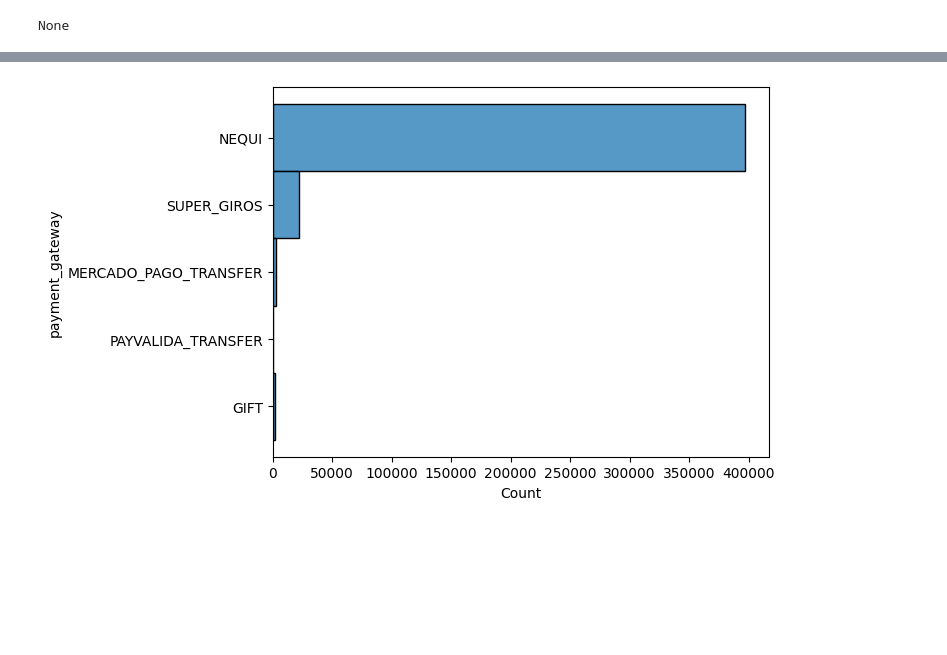
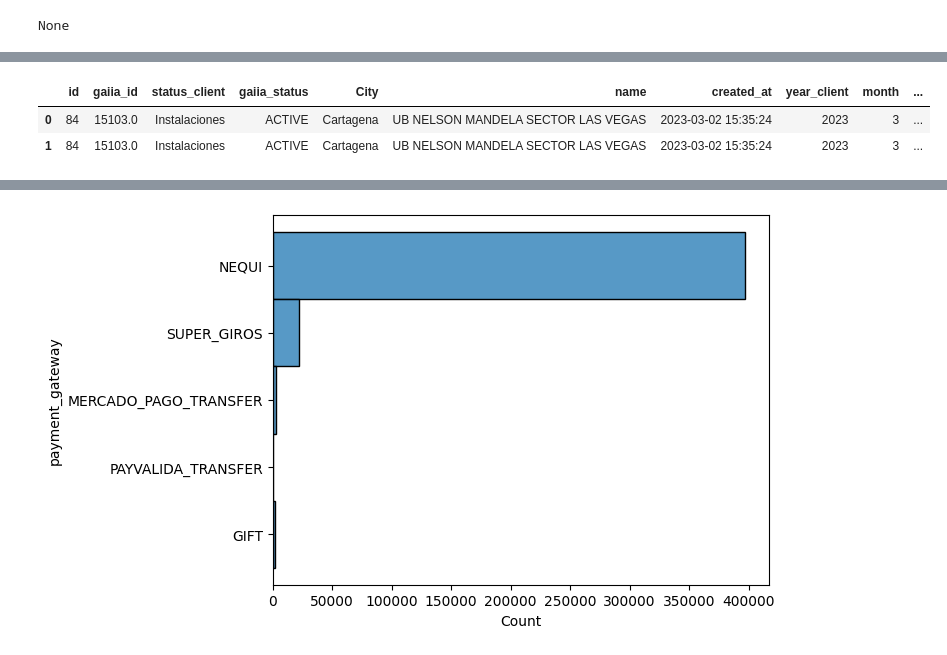
Before and after one commit to mcabas/job_search_tests, a Jupyter notebook: Fibrazo/EDA_fibrazo.ipynb, the cells around one changed output, grey strips where cells are left out. Saved outputs shown, nothing was run; the diff lists cells and outputs as text; code cells hidden in the pictures; blank space fills up the shorter version.

```diff
--- a/Fibrazo/EDA_fibrazo.ipynb
+++ b/Fibrazo/EDA_fibrazo.ipynb
@@ -330,0 +646,16 @@ None
+# %%
+#now it is time to update impute date values in our dataframe
+
+# Update df_clients with the corrected `created_at` values from specific_group_sorted
+df_clients.update(specific_group_sorted["created_at"])
+df_clients.update(specific_group_1964["created_at"])
+
+# Display the updated df_clients DataFrame
+print("Updated df_clients:")
+display(df_clients[df_clients["year"].isin([1964, 1996])])
+
+# clean year column
+df_clients["year"] = df_clients["created_at"].dt.year
+display(
+    df_clients.value_counts("year")
+)
@@ -330,0 +708,15 @@ None
+# %%
+# Perform inner join on gaiia_id (df_clients + df_client_journey)
+df_merged = pd.merge(
+    df_clients,
+    df_client_journey,
+    on="gaiia_id",
+    how="inner",
+    suffixes=("_client", "_journey")
+)
+# Display the merged DataFrame
+display(df_merged.head(2))
+# %% [output]
+|  | id | gaiia_id | status_client | gaiia_status | City | name | created_at | year_client | month | ... |
+| 0 | 84 | 15103.0 | Instalaciones | ACTIVE | Cartagena | UB NELSON MANDELA SECTOR LAS VEGAS | 2023-03-02 15:35:24 | 2023 | 3 | ... |
+| 1 | 84 | 15103.0 | Instalaciones | ACTIVE | Cartagena | UB NELSON MANDELA SECTOR LAS VEGAS | 2023-03-02 15:35:24 | 2023 | 3 | ... |
```
Also changed, not shown: parts of 29 cells of this notebook.
